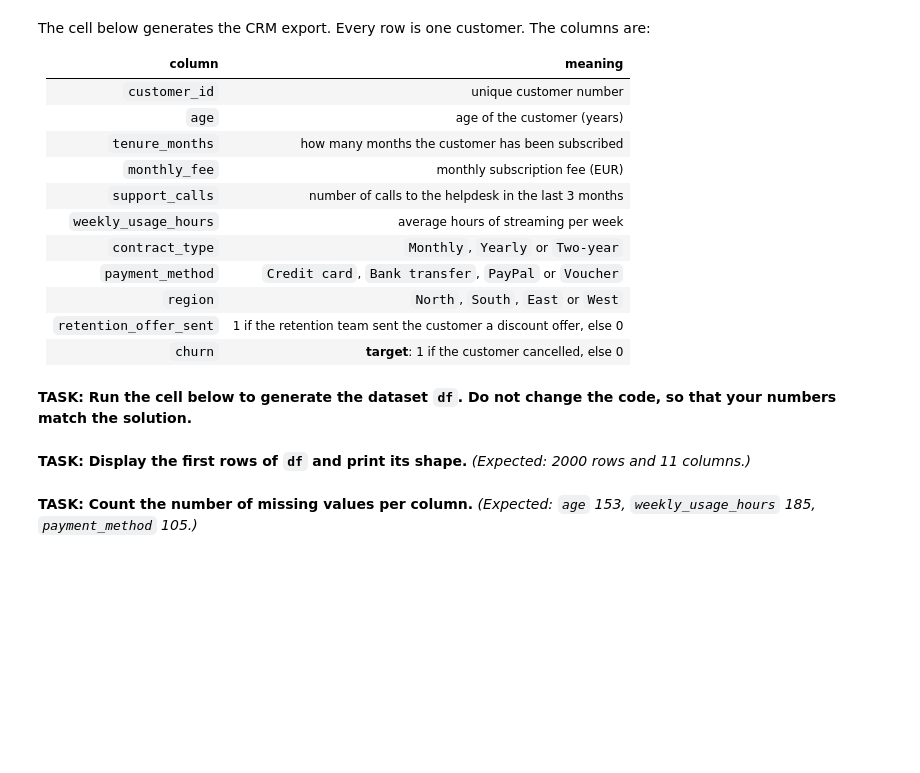
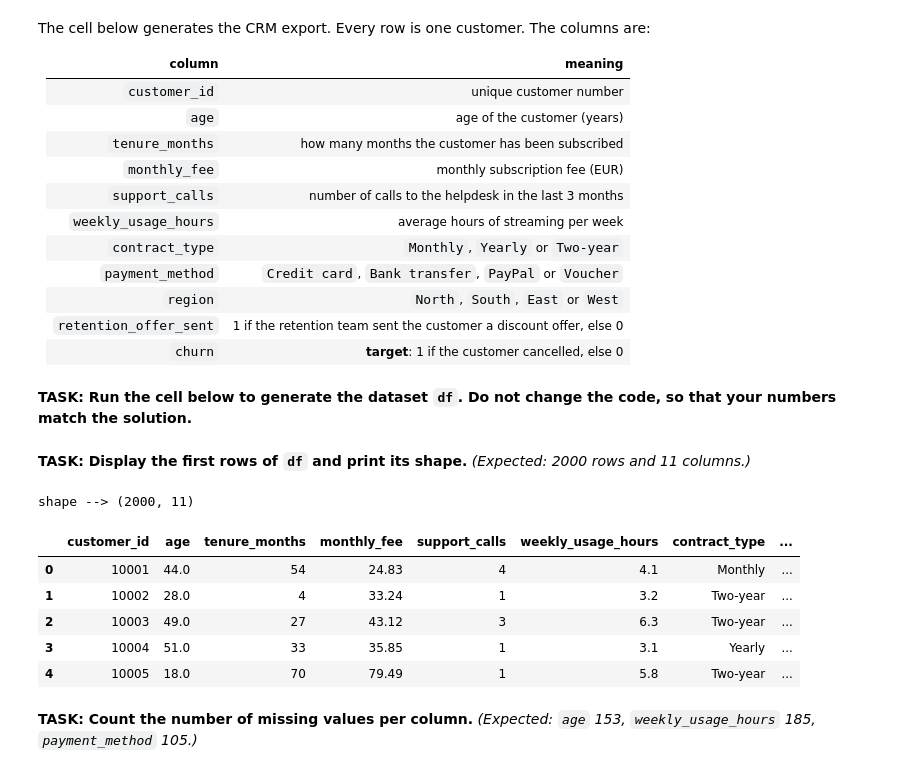
Before and after one commit to massirr/Machine-Learning---Forecasting, a Jupyter notebook: 6 - Data Leakage/6 - Data Leakage (Exc) (my notes).ipynb, the cells around one changed output. Drawn from its saved outputs; the diff is of its cells as text; code cells hidden in the pictures; blank space fills up the shorter version.

```diff
--- a/6 - Data Leakage/6 - Data Leakage (Exc) (my notes).ipynb
+++ b/6 - Data Leakage/6 - Data Leakage (Exc) (my notes).ipynb
@@ -82,5 +82,16 @@ df = pd.DataFrame({"customer_id": np.arange(10001, 10001 + n), "age": age, "tenu
                    "retention_offer_sent": offer, "churn": churn})
 # %% [markdown]
 **TASK: Display the first rows of `df` and print its shape.** *(Expected: 2000 rows and 11 columns.)*
+# %%
+print("shape -->", df.shape)
+df.head()
+# %% [output]
+shape --> (2000, 11)
+|  | customer_id | age | tenure_months | monthly_fee | support_calls | weekly_usage_hours | contract_type | ... |
+| 0 | 10001 | 44.0 | 54 | 24.83 | 4 | 4.1 | Monthly | ... |
+| 1 | 10002 | 28.0 | 4 | 33.24 | 1 | 3.2 | Two-year | ... |
+| 2 | 10003 | 49.0 | 27 | 43.12 | 3 | 6.3 | Two-year | ... |
+| 3 | 10004 | 51.0 | 33 | 35.85 | 1 | 3.1 | Yearly | ... |
+| 4 | 10005 | 18.0 | 70 | 79.49 | 1 | 5.8 | Two-year | ... |
 # %% [markdown]
 **TASK: Count the number of missing values per column.** *(Expected: `age` 153, `weekly_usage_hours` 185, `payment_method` 105.)*
```
Also changed, not shown: parts of 33 cells of this notebook, 3 other files.
